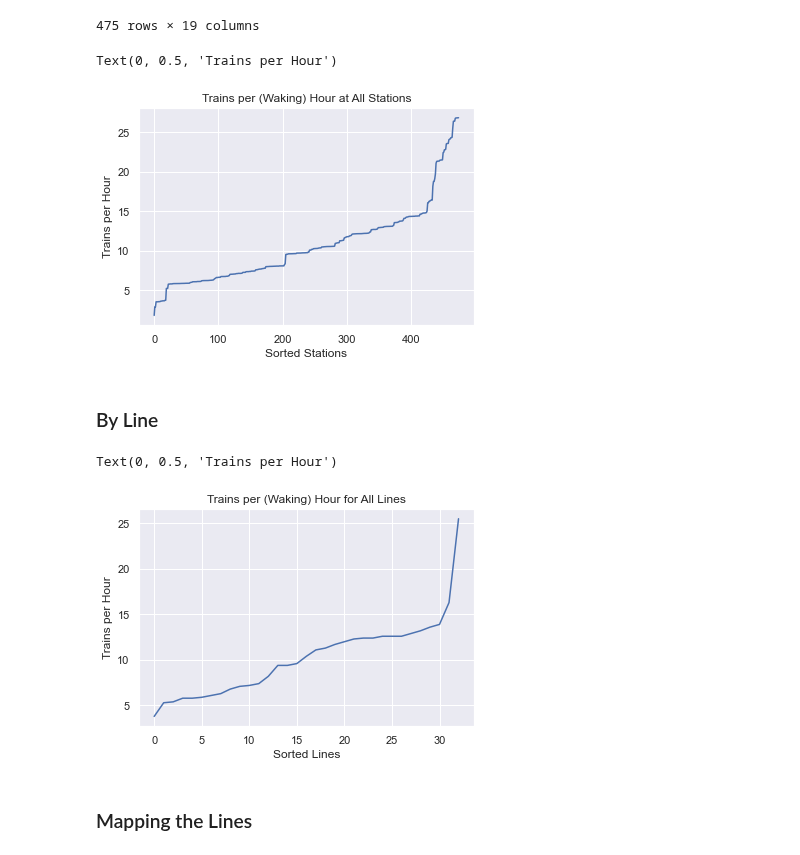
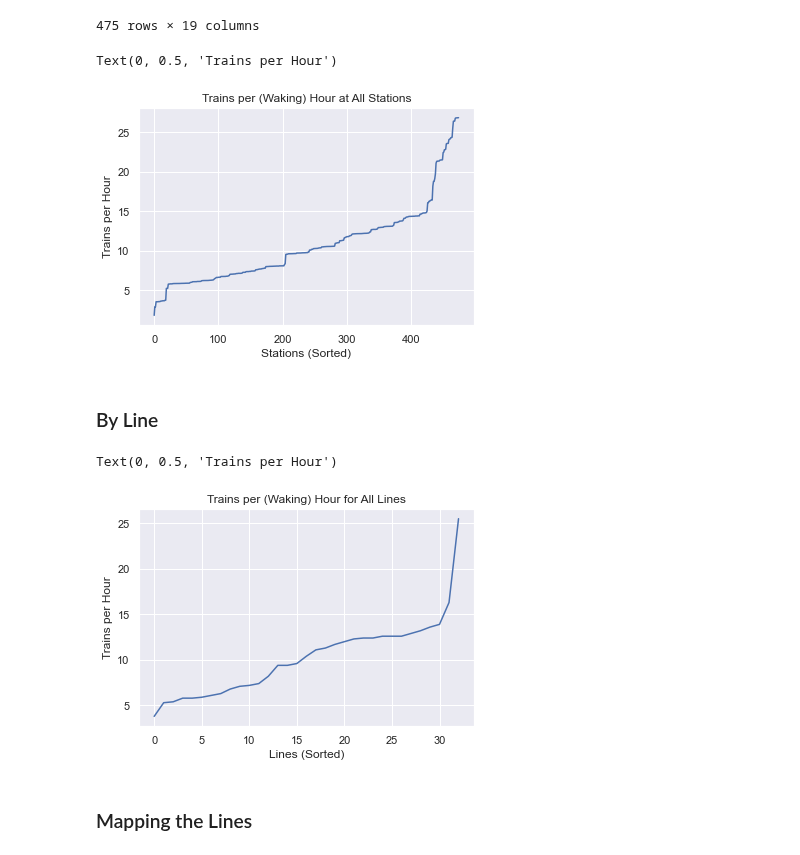
Before and after one commit to gregfeliu/NYC-Subway-Frequencies, a Jupyter notebook: Notebooks/2.Frequency_by_Station.ipynb, the cells around one changed output. Saved outputs shown, nothing was run; the diff lists cells and outputs as text; code cells hidden in the pictures.

```diff
--- a/Notebooks/2.Frequency_by_Station.ipynb
+++ b/Notebooks/2.Frequency_by_Station.ipynb
@@ -96,11 +132,12 @@ station_info_w_frequency
 # %%
 ax = station_info_w_frequency['trains_per_hour'].sort_values().plot(
     use_index=False, title="Trains per (Waking) Hour at All Stations")
-ax.set_xlabel('Sorted Stations')
+ax.set_xlabel('Stations (Sorted)')
 ax.set_ylabel('Trains per Hour')
+# plt.savefig("saved_data/station_tph.png")
 # %% [output]
 Text(0, 0.5, 'Trains per Hour')
-[figure, old version]
+[figure, new version]
 # %% [markdown]
 ### By Line
 # %%
@@ -112,11 +149,12 @@ frequency_by_line = frequency_by_line.drop(columns=['Complex ID', 'stations_in_c
 # %%
 ax = frequency_by_line['trains_per_hour'].sort_values().plot(
     use_index=False, title="Trains per (Waking) Hour for All Lines")
-ax.set_xlabel('Sorted Lines')
+ax.set_xlabel('Lines (Sorted)')
 ax.set_ylabel('Trains per Hour')
+# plt.savefig("saved_data/lines_tph.png")
 # %% [output]
 Text(0, 0.5, 'Trains per Hour')
-[figure, old version]
+[figure, new version]
 # %% [markdown]
 ### Mapping the Lines
 # %%
```
Also changed, not shown: parts of 20 cells of this notebook.
